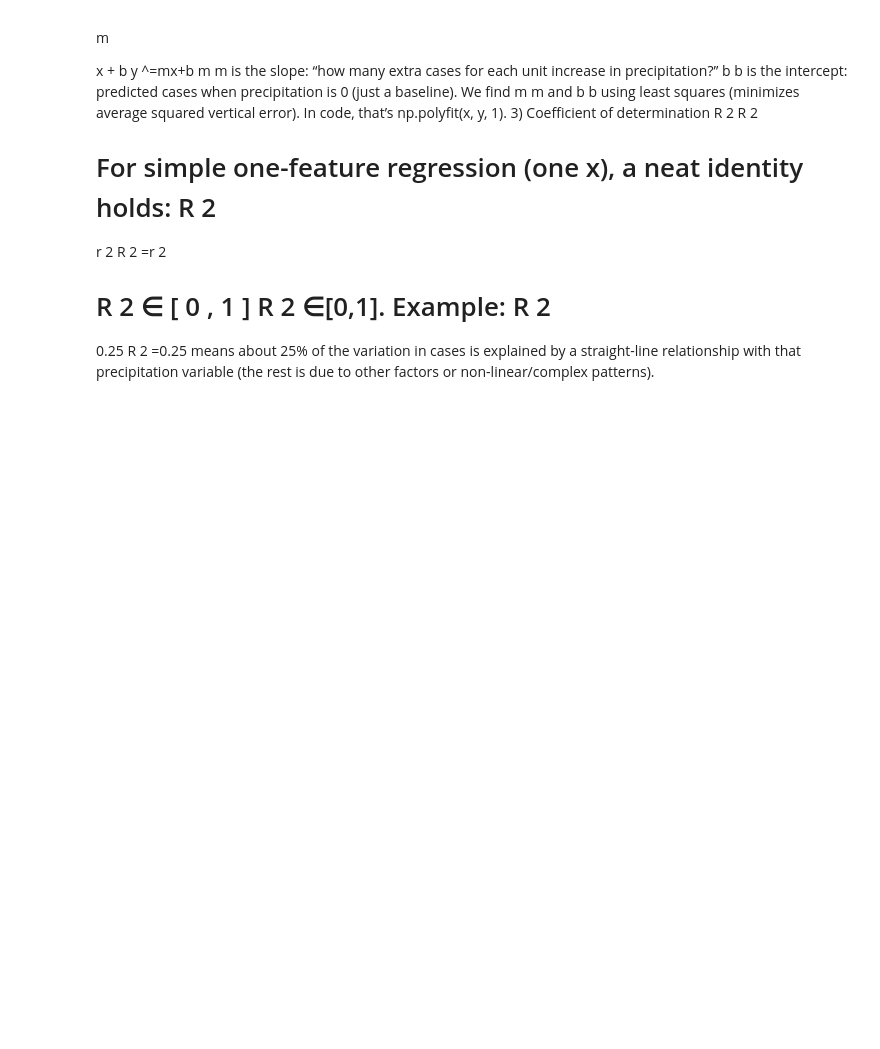
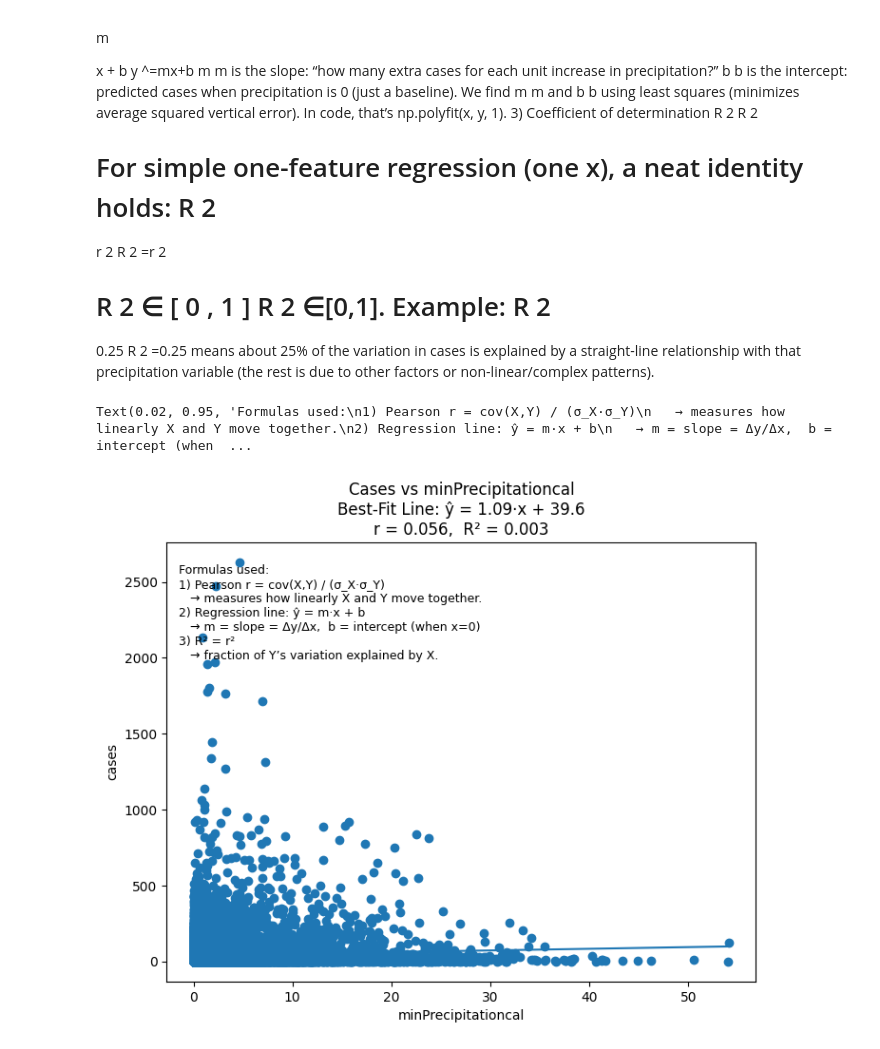
Before and after one commit to rafimagdon-wq/srilankadengueanalysis, a Jupyter notebook: denguedataanalyticssrilanka.ipynb, the cells around one changed output. Saved outputs shown, nothing was run; the diff lists cells and outputs as text; code cells hidden in the pictures; blank space fills up the shorter version.

Commit message:
updated with basic plots of regression and boxplots

```diff
--- a/denguedataanalyticssrilanka.ipynb
+++ b/denguedataanalyticssrilanka.ipynb
@@ -396,3 +396,76 @@ R
 R
 2
  =0.25 means about 25% of the variation in cases is explained by a straight-line relationship with that precipitation variable (the rest is due to other factors or non-linear/complex patterns).
+# %%
+# Strip extra spaces from column names (helps avoid errors like ' Cases ' vs 'Cases')
+df.columns = [c.strip() for c in df.columns]
+
+# -------------- Step 3: Select our variables --------------
+# The dependent variable (Y) is dengue cases — what we’re studying.
+# The independent variable (X) is minPrecipitationcal — a weather variable.
+case_col = [c for c in df.columns if c.lower() == "cases"][0]  # find column called 'cases'
+precip_col = "minPrecipitationcal"                             # rainfall column
+
+# Drop any rows with missing values in these two columns
+df_clean = df[[case_col, precip_col]].dropna()
+
+# -------------- Step 4: Extract data for math --------------
+# Convert the columns into numpy arrays (for easier math)
+x = df_clean[precip_col].to_numpy(dtype=float)   # precipitation data
+y = df_clean[case_col].to_numpy(dtype=float)     # dengue cases data
+
+# -------------- Step 5: Compute statistics --------------
+# Pearson correlation coefficient (r)
+# Formula: r = cov(X, Y) / (std(X) * std(Y))
+r = np.corrcoef(x, y)[0, 1]
+
+# Linear regression line: ŷ = m·x + b
+# np.polyfit finds m (slope) and b (intercept) that minimize squared error
+m, b = np.polyfit(x, y, 1)
+
+# Coefficient of determination: R² = r²
+# This tells us how much of the variation in dengue cases is explained by precipitation.
+r2 = r ** 2
+
+# -------------- Step 6: Prepare data for plotting the line --------------
+# We'll create a line of best fit from min(x) to max(x)
+x_line = np.linspace(x.min(), x.max(), 100)   # 100 evenly spaced points between min and max
+y_line = m * x_line + b                       # ŷ = m·x + b for each point
+
+# -------------- Step 7: Create the plot --------------
+plt.figure(figsize=(8, 6))  # set the figure size (optional)
+
+# Scatter plot: actual data points (each dot = a district or observation)
+plt.scatter(x, y)
+
+# Line plot: the best-fit line that represents the trend
+plt.plot(x_line, y_line)
+
+# -------------- Step 8: Add informative titles and labels --------------
+plt.title(
+    f"Cases vs {precip_col}\n"
+    f"Best-Fit Line: ŷ = {m:.3g}·x + {b:.3g}\n"
+    f"r = {r:.3f},  R² = {r2:.3f}"
+)
+plt.xlabel(precip_col)
+plt.ylabel(case_col)
+
+# -------------- Step 9: Add learning notes on the plot --------------
+# This text block explains the math visually for learning purposes
+text = (
+    "Formulas used:\n"
+    "1) Pearson r = cov(X,Y) / (σ_X·σ_Y)\n"
+    "   → measures how linearly X and Y move together.\n"
+    "2) Regression line: ŷ = m·x + b\n"
+    "   → m = slope = Δy/Δx,  b = intercept (when x=0)\n"
+    "3) R² = r²\n"
+    "   → fraction of Y’s variation explained by X.\n"
+)
+plt.text(
+    0.02, 0.95, text,
+    transform=plt.gca().transAxes,  # place relative to plot, not data
+    ha="left", va="top", fontsize=9
+)
+# %% [output]
+Text(0.02, 0.95, 'Formulas used:\n1) Pearson r = cov(X,Y) / (σ_X·σ_Y)\n   → measures how linearly X and Y move together.\n2) Regression line: ŷ = m·x + b\n   → m = slope = Δy/Δx,  b = intercept (when  ...
+[figure, added]
```
Also changed, not shown: parts of 6 cells of this notebook.
